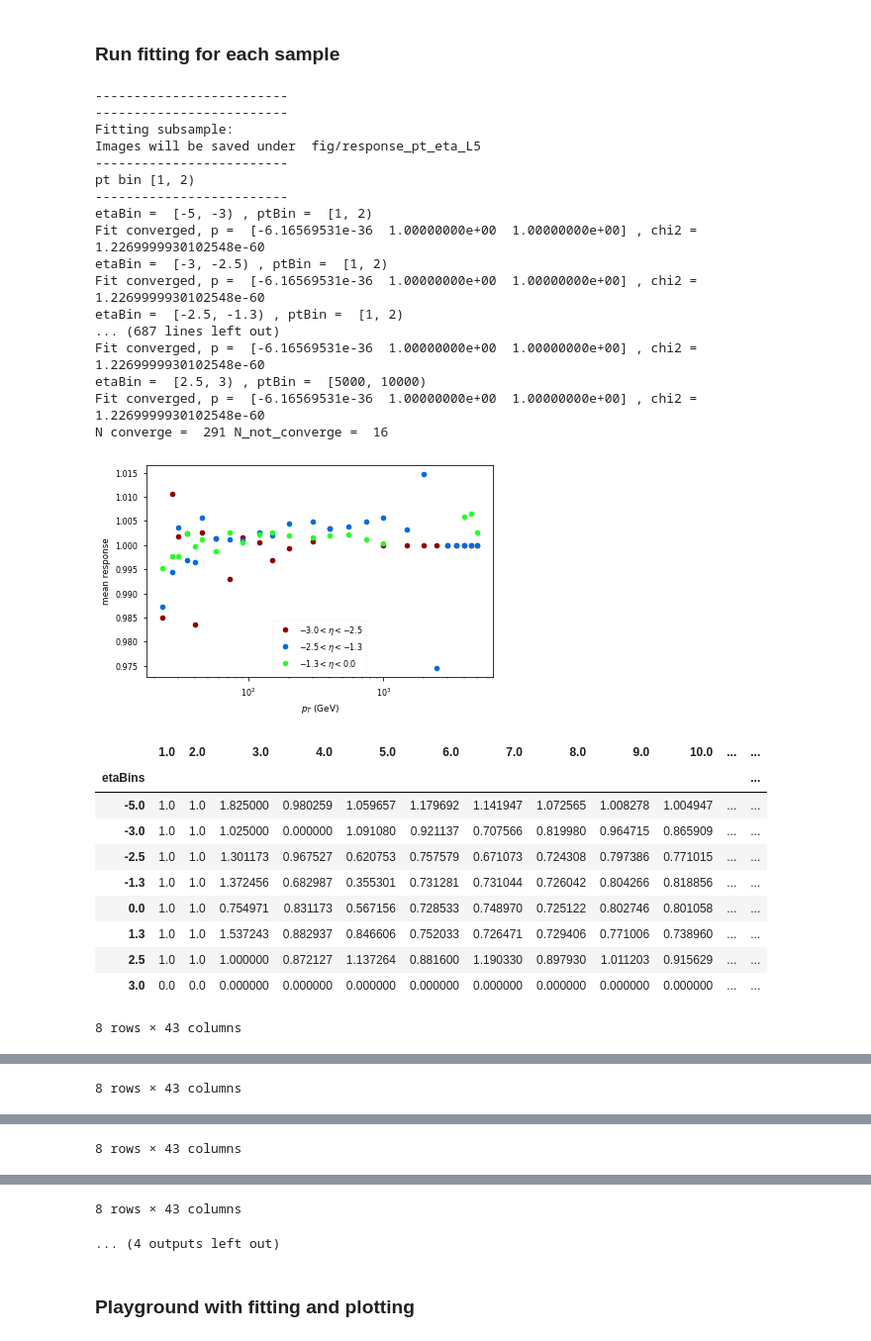
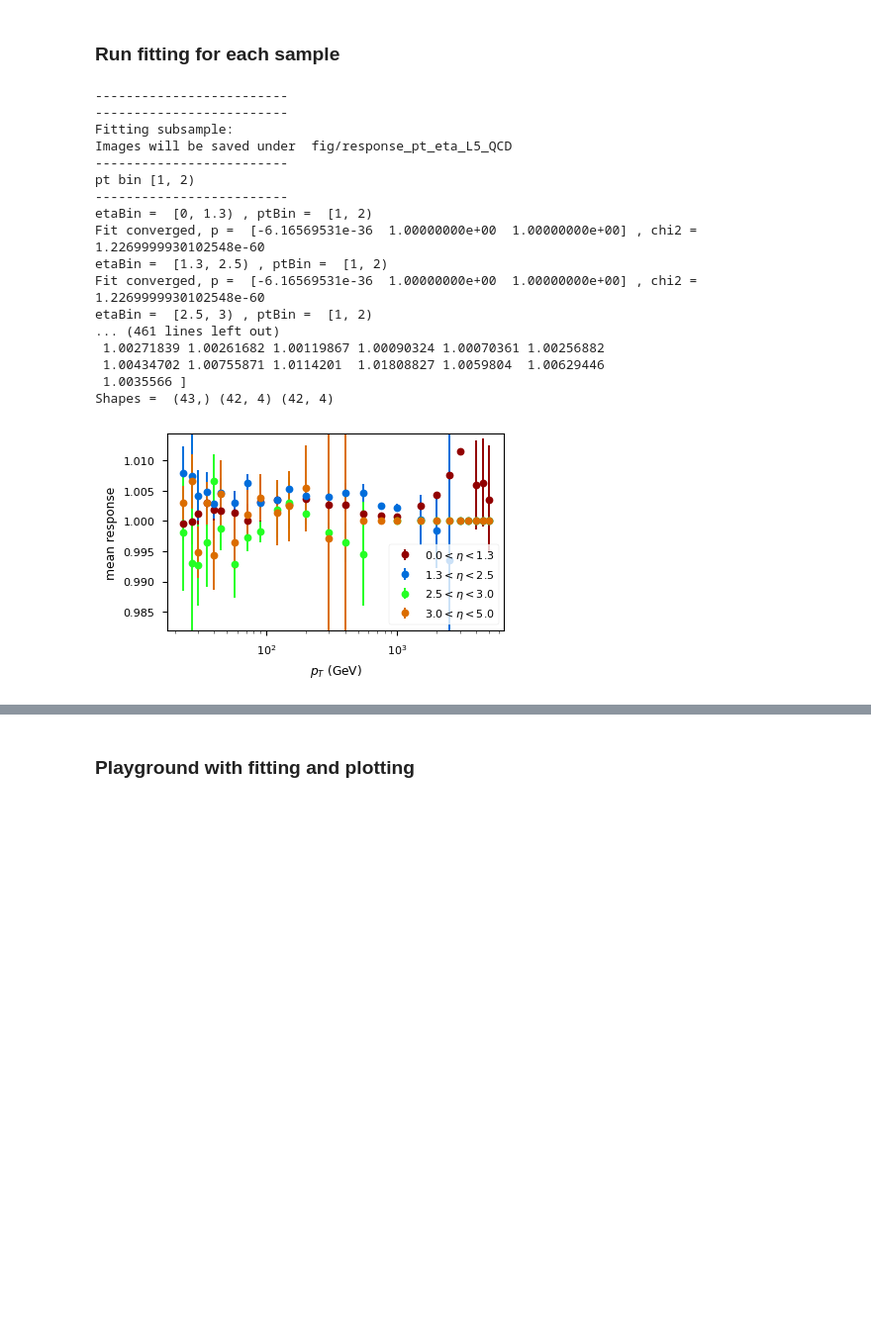
Before and after one commit to dsidirop1/JMECoffea, a Jupyter notebook: CoffeaJERC-Andris.ipynb, the cells around one changed output, grey strips where cells are left out. Shown: that part at 99% size. Drawn from its saved outputs; the diff is of its cells as text; code cells hidden in the pictures; blank space fills up the shorter version.

```diff
--- a/CoffeaJERC-Andris.ipynb
+++ b/CoffeaJERC-Andris.ipynb
@@ -64,8 +64,8 @@ xrootdstr = 'root://cmsxrootd.fnal.gov/'
 if CoffeaCasaEnv:
     xrootdstr = 'root://xcache/'
 
-# dataset = 'fileNames_QCD20UL18.txt'
-dataset = 'dataset.txt'
+dataset = 'fileNames_QCD20UL18.txt'
+# dataset = 'dataset.txt'
 
 
 rootfiles = open(dataset).read().split()
@@ -472,12 +519,12 @@ def plotCorrections(mean, samp):
 
 # plotCorrections()
 # %%
-def saveData(data, name):
+def save_data(data, name, samp):
     # data = {str(ptBin):mean[i] for i, ptBin in enumerate(output['jetpt'].axis('pt')[1:-1])}
-    data_dict = {str(ptBin):data[i] for i, ptBin in enumerate(ptbins)}
+    data_dict = {str(ptBin):data[i] for i, ptBin in enumerate(ptbins[:-1])}
 
     # data['etaBins'] = [str(etaBin) for etaBin in output['jeteta'].axis('jeteta')[1:-1]]
-    data_dict['etaBins'] = np.array([str(etaBin) for etaBin in etabins])
+    data_dict['etaBins'] = np.array([str(etaBin) for etaBin in etabins_mod[:-1]])
 
     df = pd.DataFrame(data=data_dict)
     df = df.set_index('etaBins')
@@ -485,45 +532,56 @@ def saveData(data, name):
         df.to_csv('out_txt/EtaBinsvsPtBins'+name+samp+tag_full+'.csv')
     else:
         df.to_csv('out_txt/EtaBinsvsPtBins'+name+tag+'_test.csv')
-    return df
+#     return df
+# %%
+def read_data(name, samp):
+    if not test_run:
+        df_csv = pd.read_csv('out_txt/EtaBinsvsPtBins'+name+samp+tag_full+'.csv').set_index('etaBins')
+#         df.to_csv('out_txt/EtaBinsvsPtBins'+name+samp+tag_full+'.csv')
+    else:
+        df_csv = pd.read_csv('out_txt/EtaBinsvsPtBins'+name+tag+'_test.csv').set_index('etaBins')
+#         df.to_csv('out_txt/EtaBinsvsPtBins'+name+tag+'_test.csv')
+
+#     df_csv = pd.read_csv('out_txt/EtaBinsvsPtBinsMean_L5.csv').set_index('etaBins')
+    data = df_csv.to_numpy().transpose()
+    return data
 # %% [markdown]
 ### Run fitting for each sample
 # %%
+load_fit_res = False
+subsamples = ['', '_b', '_c', '_l', '_g']
+subsamples = ['']
 for samp in subsamples:
     print('-'*25)
     print('-'*25)
     print('Fitting subsample: ', samp)
-    mean, width, median, chi2s = fit_responses(output, samp)
-    plotCorrections(mean, samp)
-    for data, name in zip([mean, width, median],["Mean", "Median", "Width"]):
-        saveData(data, name)
+    if load_fit_res:
+        mean = read_data("Mean", samp)
+        meanvar = read_data("MeanVar", samp)
+#         width = read_data("Width")
+#         median = read_data(median, "Median")
+    else:
+        mean, width, median, chi2s, meanvar = fit_responses(output, samp)
+        for data, name in zip([mean, width, median, meanvar],["Mean", "Width", "Median", "MeanVar"]):
+            save_data(data, name, samp)
+
+    plot_corrections(mean, samp, meanvar)
 # %% [output]
 -------------------------
 -------------------------
 Fitting subsample:
-Images will be saved under  fig/response_pt_eta_L5
+Images will be saved under  fig/response_pt_eta_L5_QCD
 -------------------------
 pt bin [1, 2)
 -------------------------
-etaBin =  [-5, -3) , ptBin =  [1, 2)
+etaBin =  [0, 1.3) , ptBin =  [1, 2)
 Fit converged, p =  [-6.16569531e-36  1.00000000e+00  1.00000000e+00] , chi2 =  1.2269999930102548e-60
-etaBin =  [-3, -2.5) , ptBin =  [1, 2)
+etaBin =  [1.3, 2.5) , ptBin =  [1, 2)
 Fit converged, p =  [-6.16569531e-36  1.00000000e+00  1.00000000e+00] , chi2 =  1.2269999930102548e-60
-etaBin =  [-2.5, -1.3) , ptBin =  [1, 2)
-... (687 lines left out)
-Fit converged, p =  [-6.16569531e-36  1.00000000e+00  1.00000000e+00] , chi2 =  1.2269999930102548e-60
-etaBin =  [2.5, 3) , ptBin =  [5000, 10000)
-Fit converged, p =  [-6.16569531e-36  1.00000000e+00  1.00000000e+00] , chi2 =  1.2269999930102548e-60
-N converge =  291 N_not_converge =  16
+etaBin =  [2.5, 3) , ptBin =  [1, 2)
+... (461 lines left out)
+ 1.00271839 1.00261682 1.00119867 1.00090324 1.00070361 1.00256882
+ 1.00434702 1.00755871 1.0114201  1.01808827 1.0059804  1.00629446
+ 1.0035566 ]
+Shapes =  (43,) (42, 4) (42, 4)
-[figure, old version]
+[figure, new version]
-|  | 1.0 | 2.0 | 3.0 | 4.0 | 5.0 | 6.0 | 7.0 | 8.0 | 9.0 | 10.0 | ... | ... |
-| etaBins |  |  |  |  |  |  |  |  |  |  |  | ... |
-| -5.0 | 1.0 | 1.0 | 1.825000 | 0.980259 | 1.059657 | 1.179692 | 1.141947 | 1.072565 | 1.008278 | 1.004947 | ... | ... |
-| -3.0 | 1.0 | 1.0 | 1.025000 | 0.000000 | 1.091080 | 0.921137 | 0.707566 | 0.819980 | 0.964715 | 0.865909 | ... | ... |
-| -2.5 | 1.0 | 1.0 | 1.301173 | 0.967527 | 0.620753 | 0.757579 | 0.671073 | 0.724308 | 0.797386 | 0.771015 | ... | ... |
-| -1.3 | 1.0 | 1.0 | 1.372456 | 0.682987 | 0.355301 | 0.731281 | 0.731044 | 0.726042 | 0.804266 | 0.818856 | ... | ... |
-| 0.0 | 1.0 | 1.0 | 0.754971 | 0.831173 | 0.567156 | 0.728533 | 0.748970 | 0.725122 | 0.802746 | 0.801058 | ... | ... |
-| 1.3 | 1.0 | 1.0 | 1.537243 | 0.882937 | 0.846606 | 0.752033 | 0.726471 | 0.729406 | 0.771006 | 0.738960 | ... | ... |
-| 2.5 | 1.0 | 1.0 | 1.000000 | 0.872127 | 1.137264 | 0.881600 | 1.190330 | 0.897930 | 1.011203 | 0.915629 | ... | ... |
-| 3.0 | 0.0 | 0.0 | 0.000000 | 0.000000 | 0.000000 | 0.000000 | 0.000000 | 0.000000 | 0.000000 | 0.000000 | ... | ... |
-8 rows × 43 columns
@@ -540 +587,0 @@ N converge =  291 N_not_converge =  16
-8 rows × 43 columns
@@ -551 +587,0 @@ N converge =  291 N_not_converge =  16
-8 rows × 43 columns
@@ -580,2 +587,0 @@ N converge =  291 N_not_converge =  26
-8 rows × 43 columns
-... (4 outputs left out)
```
Also changed, not shown: parts of 45 cells of this notebook, 1 other file.
